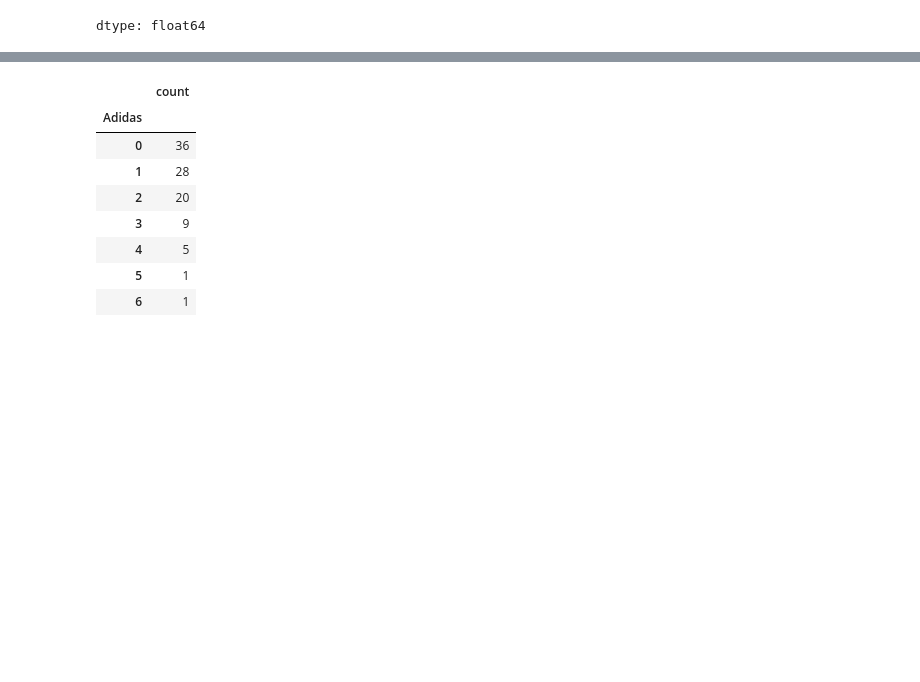
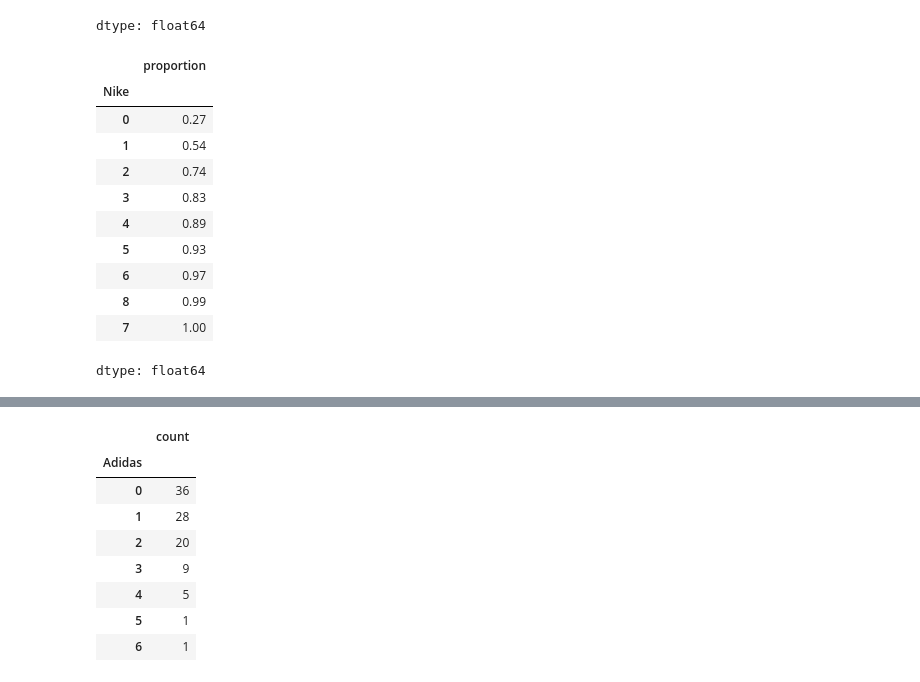
Before and after one commit to matthewpecsok/osc_2030, a Jupyter notebook: osc_2030_module1.ipynb, the cells around one changed output, grey strips where cells are left out. Cells and saved outputs as stored; diff of their text form; code cells hidden in the pictures; blank space fills up the shorter version.

```diff
--- a/osc_2030_module1.ipynb
+++ b/osc_2030_module1.ipynb
@@ -49,3 +53,18 @@ sports_shoes.Nike.value_counts(normalize=True)
 | 8 | 0.02 |
 | 7 | 0.01 |
 dtype: float64
+# %%
+sports_shoes['Nike'].value_counts(normalize=True,sort=True).cumsum()
+# %% [output]
+|  | proportion |
+| Nike |  |
+| 0 | 0.27 |
+| 1 | 0.54 |
+| 2 | 0.74 |
+| 3 | 0.83 |
+| 4 | 0.89 |
+| 5 | 0.93 |
+| 6 | 0.97 |
+| 8 | 0.99 |
+| 7 | 1.00 |
+dtype: float64
```
Also changed, not shown: parts of 4 cells of this notebook.
